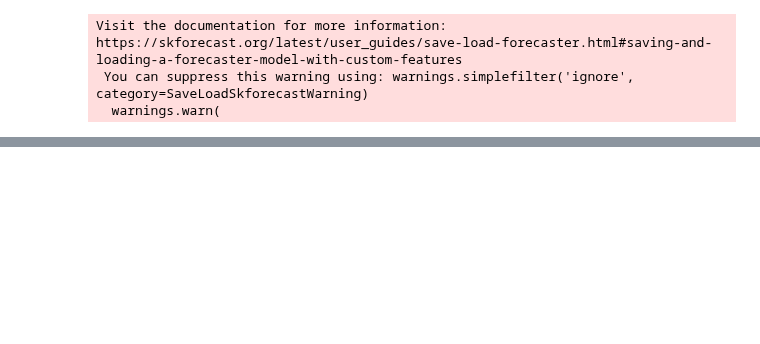
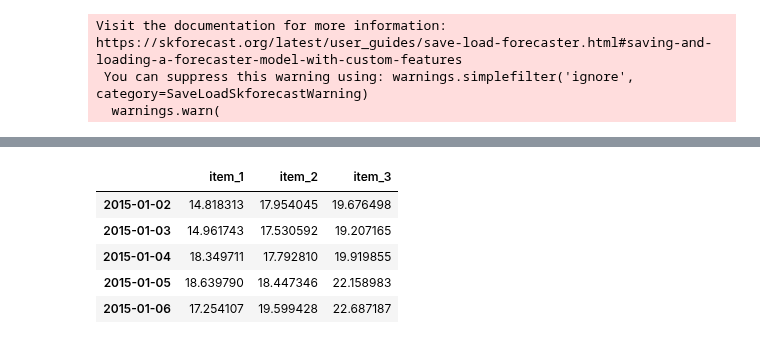
Before and after one commit to skforecast/skforecast, a Jupyter notebook: docs/user_guides/save-load-forecaster.ipynb, the cells around one changed output, grey strips where cells are left out. Saved outputs shown, nothing was run; the diff lists cells and outputs as text; code cells hidden in the pictures; blank space fills up the shorter version.

```diff
--- a/docs/user_guides/save-load-forecaster.ipynb
+++ b/docs/user_guides/save-load-forecaster.ipynb
@@ -364,3 +417,14 @@ Last fit date: 2024-11-12 13:26:35
 Skforecast version: 0.14.0
 Python version: 3.11.10
 Forecaster id: None
+# %%
+# Predict using loaded forecaster
+# ==============================================================================
+forecaster_loaded.predict(steps=5, levels=None)  # Predict all levels
+# %% [output]
+|  | item_1 | item_2 | item_3 |
+| 2015-01-02 | 14.818313 | 17.954045 | 19.676498 |
+| 2015-01-03 | 14.961743 | 17.530592 | 19.207165 |
+| 2015-01-04 | 18.349711 | 17.792810 | 19.919855 |
+| 2015-01-05 | 18.639790 | 18.447346 | 22.158983 |
+| 2015-01-06 | 17.254107 | 19.599428 | 22.687187 |
```
Also changed, not shown: parts of 7 cells of this notebook, 1 other file.
